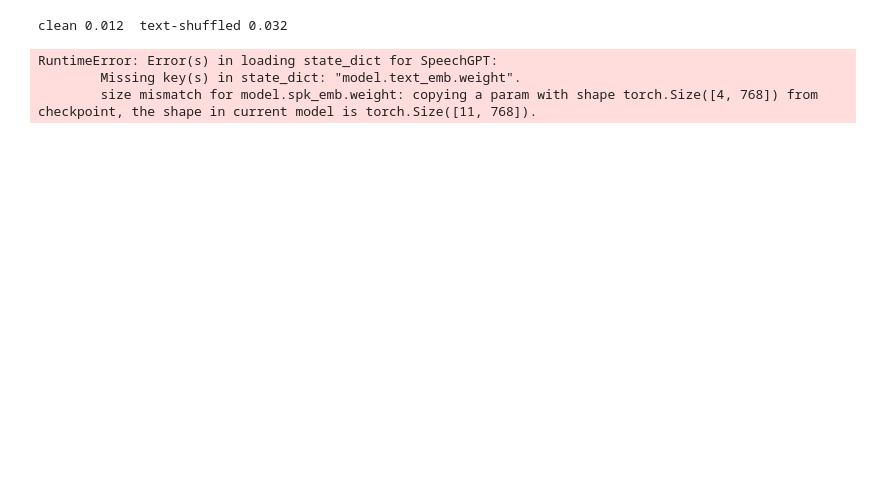
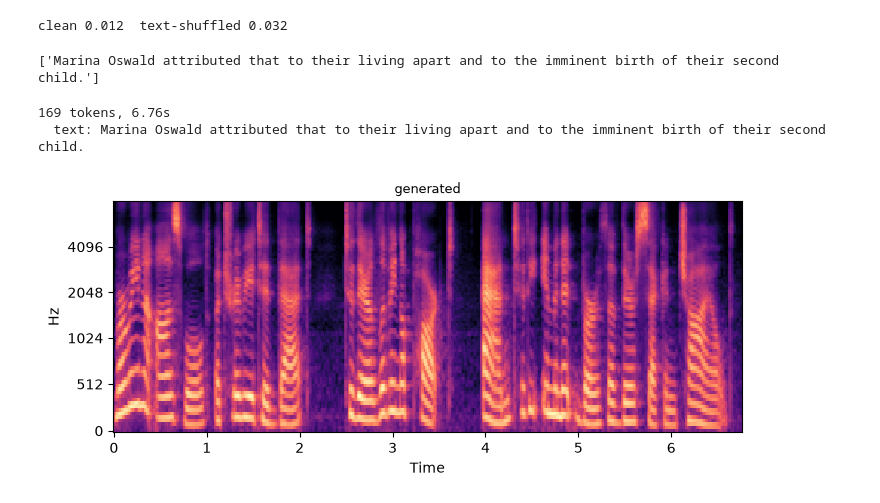
Before and after one commit to ALEGATOR1209/kse-deep-audio-lab4, a Jupyter notebook: lab4_gpt_tts.ipynb, the cells around one changed output. Drawn from its saved outputs; the diff is of its cells as text; code cells hidden in the pictures; blank space fills up the shorter version.

Commit message:
new dataset, collab versions to run, speaker id fixes

```diff
--- a/lab4_gpt_tts.ipynb
+++ b/lab4_gpt_tts.ipynb
@@ -112,9 +102,6 @@ LJ032-0164: 7.43s -> 186 tokens
 [figure]
 # %%
 tokenizer = GPT2TokenizerFast.from_pretrained('gpt2')
-
-with open(LJSPEECH / 'phone2id.json', encoding='utf-8') as f:
-  PHONE2ID = json.load(f)
 # %%
 @torch.no_grad()
 def encode_split(df, cache_path, batch_size=16, overwrite=False):
@@ -352,7 +435,7 @@ class GPT2TTSConfig:
   base_model: str = "gpt2"
   codebook_size: int = 8192
   n_special_tokens: int = 2  # BOS, EOS
-  n_speakers: int = 11
+  n_speakers: int = 119
   freezing_depth: int = 6
 
   @property
@@ -378,12 +461,10 @@ class GPT2TTS(nn.Module):
     self.audio_emb = nn.Embedding(V, H)
     self.audio_head = nn.Linear(H, V, bias=False)
     self.spk_emb = nn.Embedding(cfg.n_speakers, H)
-    self.text_emb = nn.Embedding(len(PHONE2ID), H)
 
-    nn.init.normal_(self.text_emb.weight, std=0.02)
     nn.init.normal_(self.spk_emb.weight, std=0.02)
     nn.init.normal_(self.audio_emb.weight, std=0.02)
-    nn.init.zeros_(self.audio_head.weight)
+    nn.init.normal_(self.audio_head.weight, std=0.02)
 
   def _build_inputs(self, text_ids, text_lens, audio_ids, audio_lens, speaker_id):
     """Pack a variable-length batch into a single (B, L, H) tensor with mask + labels.
@@ -427,8 +508,9 @@ class GPT2TTS(nn.Module):
     L = (text_lens + audio_lens + 3).max().item()
     L = int(L)
     H = self.base.config.n_embd
+    pad = self.base.transformer.wte.weight[self.base.config.eos_token_id]
 
-    inputs = torch.zeros(B, L, H, device=text_ids.device, dtype=self.audio_emb.weight.dtype)
+    inputs = pad.expand(B, L, -1).clone()
     mask = torch.zeros(B, L, device=text_ids.device, dtype=torch.long)
     labels = torch.full((B, L), fill_value=-100, device=text_ids.device, dtype=torch.long)
 
@@ -446,7 +528,7 @@ class GPT2TTS(nn.Module):
       text = text_ids[i, :text_len]
       audio = audio_ids[i, :audio_len]
 
-      text_embs = self.text_emb(text)
+      text_embs = self.base.transformer.wte(text)
       audio_embs = self.audio_emb(audio)
 
       embs = torch.cat(
@@ -464,7 +546,7 @@ class GPT2TTS(nn.Module):
   def forward(self, text_ids, text_lens, audio_ids, audio_lens, speaker_id):
     inputs, mask, labels = self._build_inputs(text_ids, text_lens, audio_ids, audio_lens, speaker_id)
     h = self.base.transformer(
-      inputs_embeds=inputs, attention_mask=mask, return_dict=True, use_cache=False,
+      inputs_embeds=inputs, attention_mask=mask, return_dict=True
     ).last_hidden_state
     logits = self.audio_head(h)  # (B, L, V)
 
@@ -499,7 +581,7 @@ class GPT2TTS(nn.Module):
     device = text_ids.device
     text_ids = text_ids.view(-1).long().to(device)
     spk = self.spk_emb.weight[speaker_id].view(1, 1, -1)
-    text_emb = self.text_emb(text_ids).unsqueeze(0)                        # (1, T, H)
+    text_emb = self.base.transformer.wte(text_ids).unsqueeze(0)                        # (1, T, H)
     bos = self.audio_emb.weight[self.cfg.bos_id].view(1, 1, -1)            # (1, 1, H)
     prefix = torch.cat([spk, text_emb, bos], dim=1)                             # (1, T+1, H)
     mask = torch.ones(1, prefix.size(1), device=device, dtype=torch.long)
@@ -711,48 +774,29 @@ with torch.no_grad():
 print(f'clean {clean:.3f}  text-shuffled {shuffled:.3f}')
 # %% [output]
 clean 0.012  text-shuffled 0.032
+# %%
+tokenizer.decode(batch['text_ids'])
+# %% [output]
+['Marina Oswald attributed that to their living apart and to the imminent birth of their second child.']
 # %%
 text = "Marina Oswald attributed that to their living apart and to the imminent birth of their second child."
-version = 0
-
-model = SpeechGPT.load_from_checkpoint(
-  f"logs/{MODEL_NAME}/version_{version}/checkpoints/best.ckpt",
-  model=tts,
-)
-model.eval()
 
 def sample_tts(text, max_new=400, temperature=0.4, top_k=10):
-  tts = model.model
-
-  text_ids = phonemize(
-    text,
-    language='en-us',
-    backend='espeak',
-    strip=True,
-    with_stress=True,
-    separator=Separator(phone=' ', word=' | '),
-    preserve_punctuation=True,
-    njobs=8,
-  )
-
-  ids = [PHONE2ID.get(s, 1) for s in text_ids.split()]
-  assert max(ids) < tts.text_emb.num_embeddings, f'id {max(ids)} >= {tts.text_emb.num_embeddings}'
-  text_ids = torch.tensor(ids, dtype=torch.long, device=device)
-
+  text_ids = torch.tensor(tokenizer.encode(text, add_special_tokens=False), device=device)
   tts.to(device)
-  toks = tts.generate_audio(text_ids, max_new_tokens=max_new, temperature=temperature, top_k=top_k, speaker_id=0)
+  toks = tts.generate_audio(text_ids, max_new_tokens=max_new, temperature=temperature, top_k=top_k, speaker_id=2)
   if toks.numel() == 0: return np.zeros(CODEC_SR // 2, dtype=np.float32), toks
   with torch.no_grad():
     codec.to(device)
     wav = codec.toks_to_sig(toks.unsqueeze(0)).squeeze(0).detach().cpu().numpy().astype(np.float32)
   return wav, toks
 
 wav, toks = sample_tts(text)
 print(f'{toks.numel()} tokens, {wav.shape[-1]/CODEC_SR:.2f}s')
 print(f'  text: {text}')
 plot_mel(wav, CODEC_SR, f'generated')
 display.display(display.Audio(wav, rate=CODEC_SR))
 # %% [output]
-RuntimeError: Error(s) in loading state_dict for SpeechGPT:
-        Missing key(s) in state_dict: "model.text_emb.weight".
-        size mismatch for model.spk_emb.weight: copying a param with shape torch.Size([4, 768]) from checkpoint, the shape in current model is torch.Size([11, 768]).
+169 tokens, 6.76s
+  text: Marina Oswald attributed that to their living apart and to the imminent birth of their second child.
+[figure, added]
```
Also changed, not shown: parts of 15 cells of this notebook, 8 other files.
